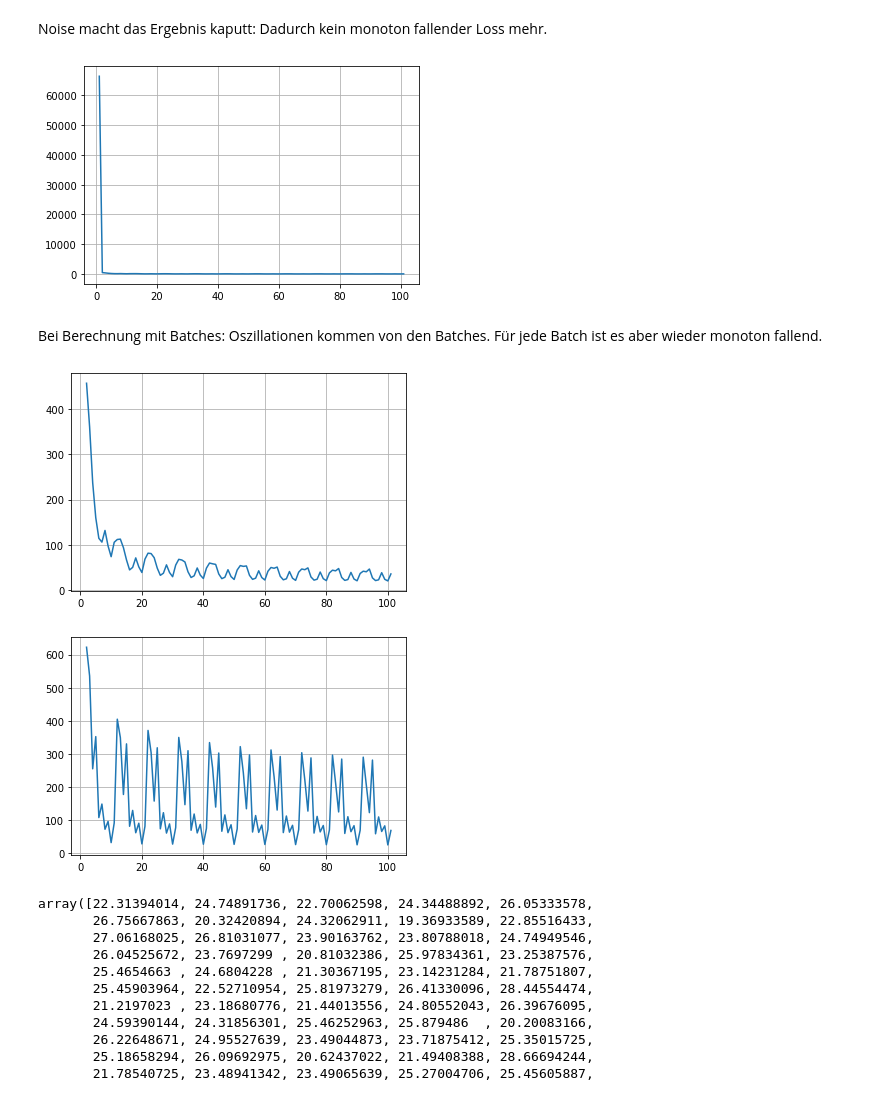
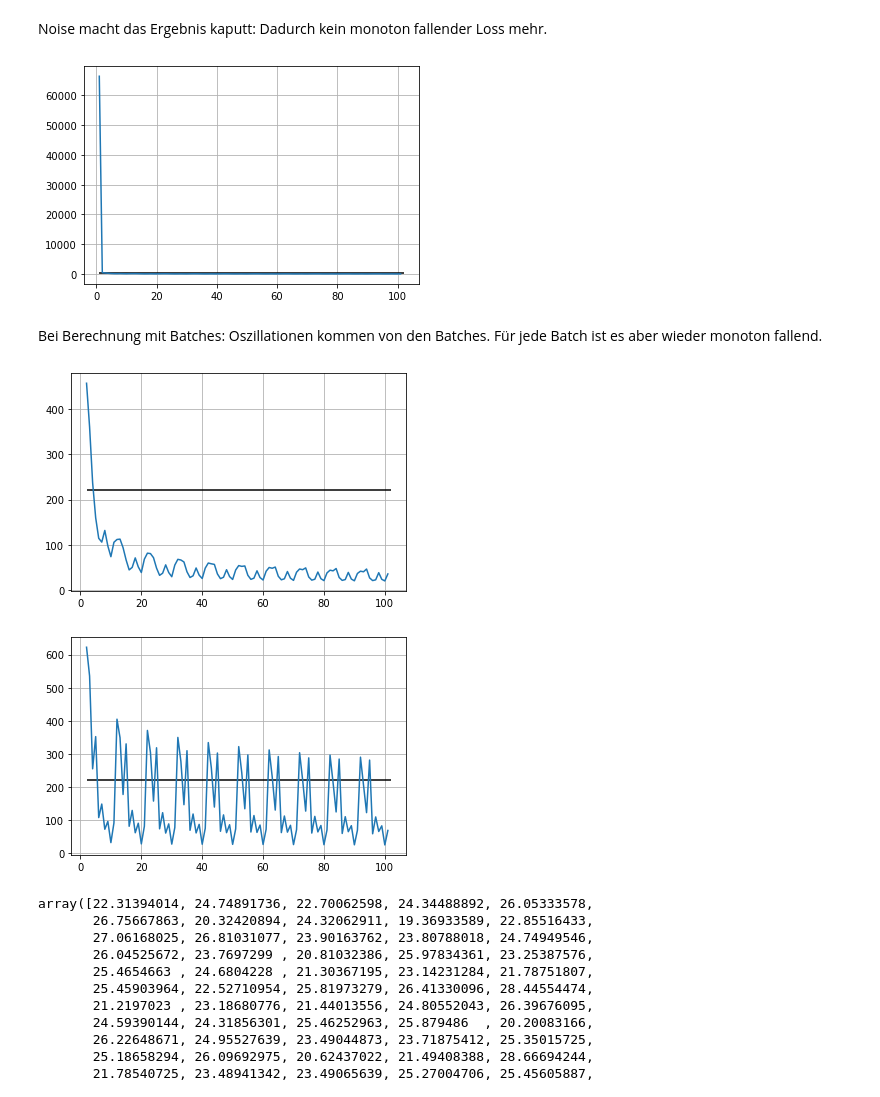
Before and after one commit to moritzlauff/thesis_programming, a Jupyter notebook: code_tests/linear_case_enkf_test.ipynb, the cells around one changed output. Drawn from its saved outputs; the diff is of its cells as text; code cells hidden in the pictures.

Commit message:
benchmark added to plot

```diff
--- a/code_tests/linear_case_enkf_test.ipynb
+++ b/code_tests/linear_case_enkf_test.ipynb
@@ -266,27 +266,30 @@ for epoch in range(epochs):
         for i in range(particles):
             loss_evolution_single_dict["particle_{}".format(i+1)].append(squared_error(y_batches[b], np.dot(A_batches[b], param_dict["particle_{}".format(i+1)])))
 # %%
+plt.hlines(y = squared_error(y, np.mean(y)), xmin = 1, xmax = len(loss_evolution)+1, color = "black")
 plt.plot(np.arange(len(loss_evolution))+1, loss_evolution)
 plt.grid()
 plt.show()
 # %% [output]
-[figure, old version]
+[figure, new version]
 # %% [markdown]
 Bei Berechnung mit Batches: Oszillationen kommen von den Batches. Für jede Batch ist es aber wieder monoton fallend.
 # %%
 # ohne den initialen Guess
+plt.hlines(y = squared_error(y, np.mean(y)), xmin = 2, xmax = len(loss_evolution)+1, color = "black")
 plt.plot(np.arange(len(loss_evolution))[1:]+1, loss_evolution[1:])
 plt.grid()
 plt.show()
 # %% [output]
-[figure, old version]
+[figure, new version]
 # %%
 # ohne den initialen Guess
+plt.hlines(y = squared_error(y, np.mean(y)), xmin = 2, xmax = len(loss_evolution)+1, color = "black")
 plt.plot(np.arange(len(loss_evolution_single_dict["particle_1"]))[1:]+1, loss_evolution_single_dict["particle_1"][1:])
 plt.grid()
 plt.show()
 # %% [output]
-[figure, old version]
+[figure, new version]
 # %%
 np.dot(A, param_mean)
 # %% [output]
```
